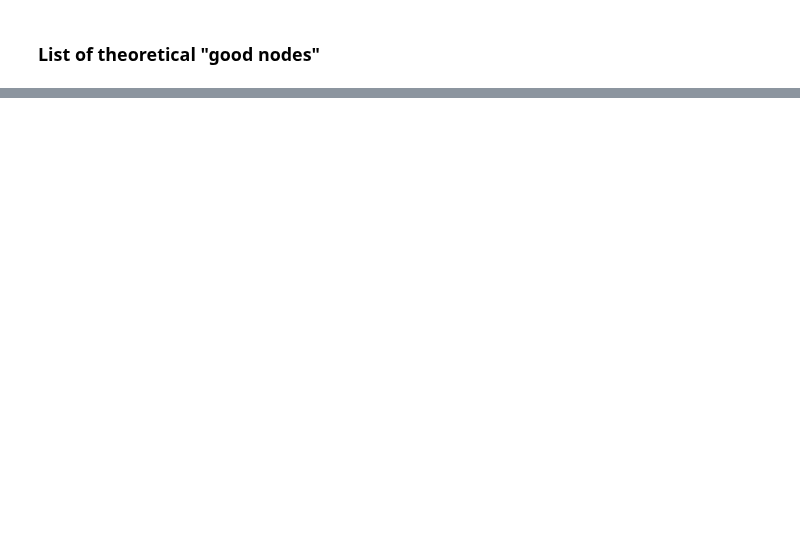
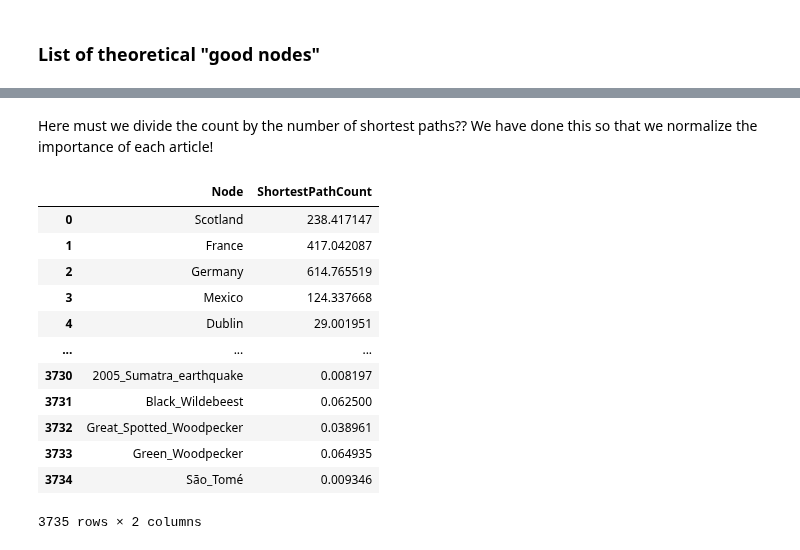
Before and after one commit to epfl-ada/ada-2024-project-adaholiks, a Jupyter notebook: Part1.ipynb, the cells around one changed output, grey strips where cells are left out. Saved outputs shown, nothing was run; the diff lists cells and outputs as text; code cells hidden in the pictures; blank space fills up the shorter version.

```diff
--- a/Part1.ipynb
+++ b/Part1.ipynb
@@ -67,19 +122,51 @@ Here, for every node, we count the times it is part of a shortest path. By doing
+# %% [markdown]
+Here must we divide the count by the number of shortest paths?? We have done this so that we normalize the importance of each article!
 # %%
+# Here beware, it takes very long to run as the operation is computationaly expensive
+from collections import defaultdict
+
 node_counts = defaultdict(int)
 
-for source, target in connected_pairs:
+errors = 0
 
-    all_paths = list(nx.all_shortest_paths(G, source=source, target=target))
+lengths = []
 
-    for path in all_paths:
+for _, row in pair_counts.iterrows():
+    source = row['start_article']
+    target = row['target_article']
 
-        for node in path:
+    try:
 
-            if node != source and node != target:
+        all_paths = list(nx.all_shortest_paths(G, source=source, target=target))
 
-                node_counts[node] += 1
+        nb_of_shortest_paths = len(all_paths)
+
+        lengths.append(nb_of_shortest_paths)
+
+        for path in all_paths:
+            for node in path:
+                if node != source and node != target:
+                    node_counts[node] += 1/nb_of_shortest_paths
+
+    except nx.NetworkXNoPath:
+        # Skip this source-target pair if no path exists
+        errors +=1
 
 
 node_counts_df = pd.DataFrame(node_counts.items(), columns=['Node', 'ShortestPathCount'])
 
 node_counts_df
+# %% [output]
+|  | Node | ShortestPathCount |
+| 0 | Scotland | 238.417147 |
+| 1 | France | 417.042087 |
+| 2 | Germany | 614.765519 |
+| 3 | Mexico | 124.337668 |
+| 4 | Dublin | 29.001951 |
+| ... | ... | ... |
+| 3730 | 2005_Sumatra_earthquake | 0.008197 |
+| 3731 | Black_Wildebeest | 0.062500 |
+| 3732 | Great_Spotted_Woodpecker | 0.038961 |
+| 3733 | Green_Woodpecker | 0.064935 |
+| 3734 | São_Tomé | 0.009346 |
+3735 rows × 2 columns
```
Also changed, not shown: parts of 21 cells of this notebook, 1 other file.
